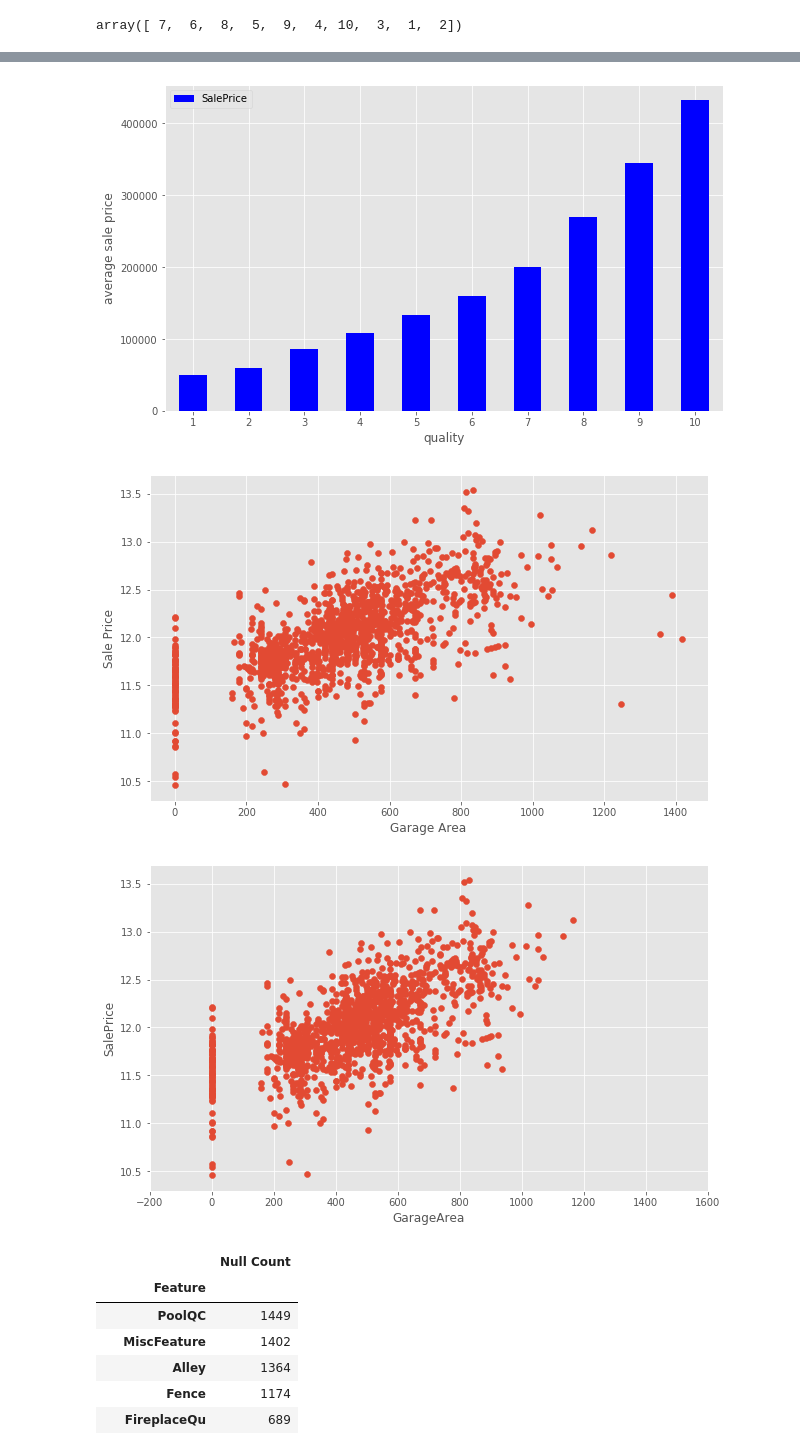
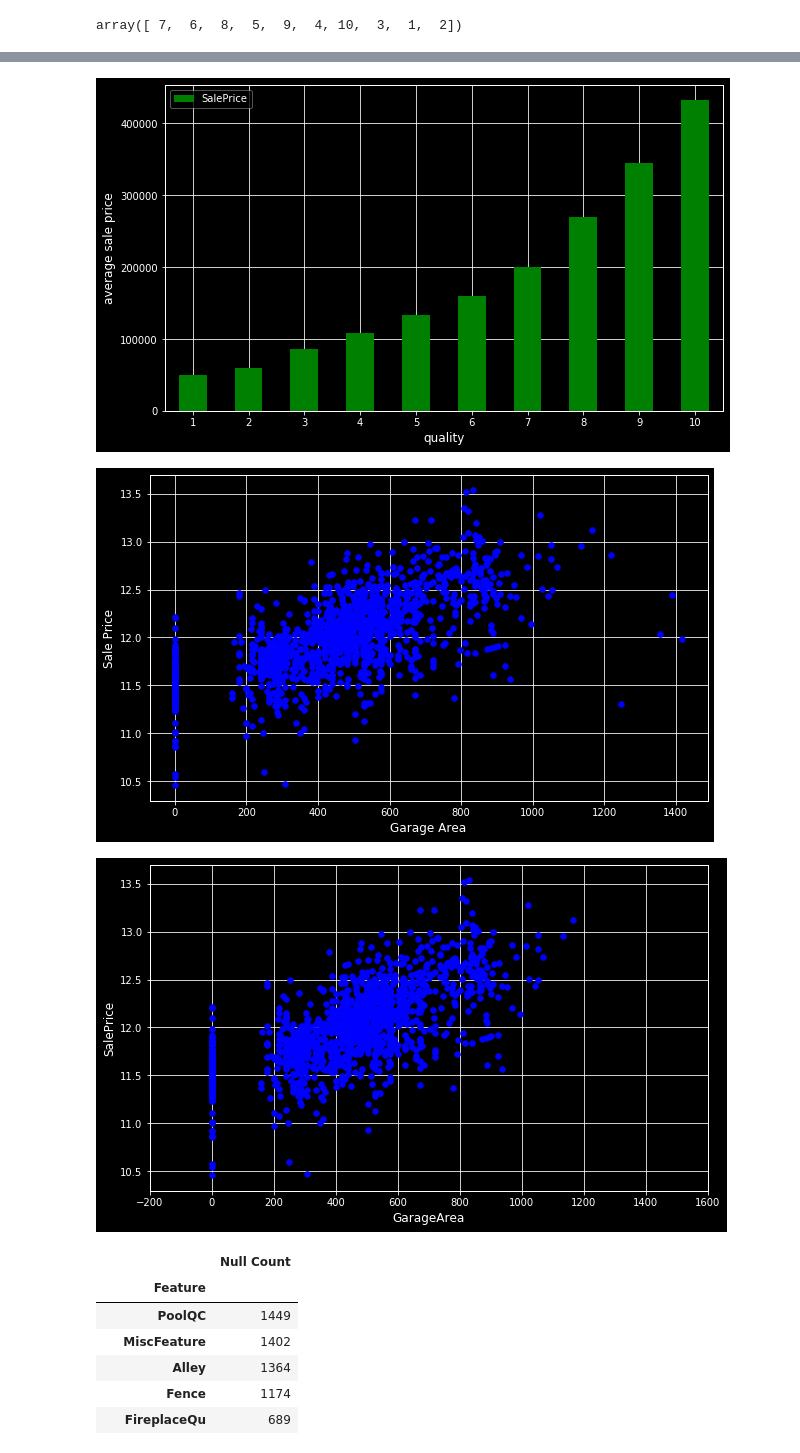
Before and after one commit to marcovalle2000/group24_housing, a Jupyter notebook: 07_02.ipynb, the cells around one changed output, grey strips where cells are left out. Saved outputs shown, nothing was run; the diff lists cells and outputs as text; code cells hidden in the pictures.

```diff
--- a/07_02.ipynb
+++ b/07_02.ipynb
@@ -37,6 +40,6 @@ train.head()
 #we import Matplotlib, a library that allows us to do plotting on the data (plotting allows us to visualize the distribution of the data)
 # %%
 import matplotlib.pyplot as plt
-plt.style.use(style='ggplot')
+plt.style.use(style='dark_background')
 plt.rcParams['figure.figsize'] = (10, 6)
 # %%
@@ -125,2 +136,3 @@ array([ 7,  6,  8,  5,  9,  4, 10,  3,  1,  2])
 # %%
-quality_pivot = train.pivot_table(index='OverallQual', values='SalePrice', aggfunc=np.median)
+quality = train.pivot_table(index='OverallQual', values='SalePrice', aggfunc=np.median)
+quality
@@ -142,16 +152,16 @@ quality_pivot
 # %%
-quality_pivot.plot(kind='bar', color='blue')
+quality.plot(kind='bar', color='green')
 plt.xlabel('quality')
 plt.ylabel('average sale price')
 plt.xticks(rotation=0)
 plt.show()
 # %% [output]
-[figure, old version]
+[figure, new version]
 # %%
-plt.scatter(x=train['GarageArea'], y=target)
-plt.ylabel('Sale Price')
-plt.xlabel('Garage Area')
+plt.scatter(x=train["GarageArea"], y=target, color='b')
+plt.ylabel("Sale Price")
+plt.xlabel("Garage Area")
 plt.show()
 # %% [output]
-[figure, old version]
+[figure, new version]
 # %%
@@ -159,9 +169,9 @@ train = train[train['GarageArea'] < 1200]
 # %%
-plt.scatter(x=train['GarageArea'], y=np.log(train.SalePrice))
-plt.xlim(-200,1600) # This forces the same scale as before
-plt.ylabel('SalePrice')
-plt.xlabel('GarageArea')
+plt.scatter(x=train["GarageArea"], y=np.log(train.SalePrice), color='b')
+plt.xlim(-200, 1600) # This forces the same scale as before
+plt.ylabel("SalePrice")
+plt.xlabel("GarageArea")
 plt.show()
 # %% [output]
-[figure, old version]
+[figure, new version]
 # %%
```
Also changed, not shown: parts of 27 cells of this notebook.
